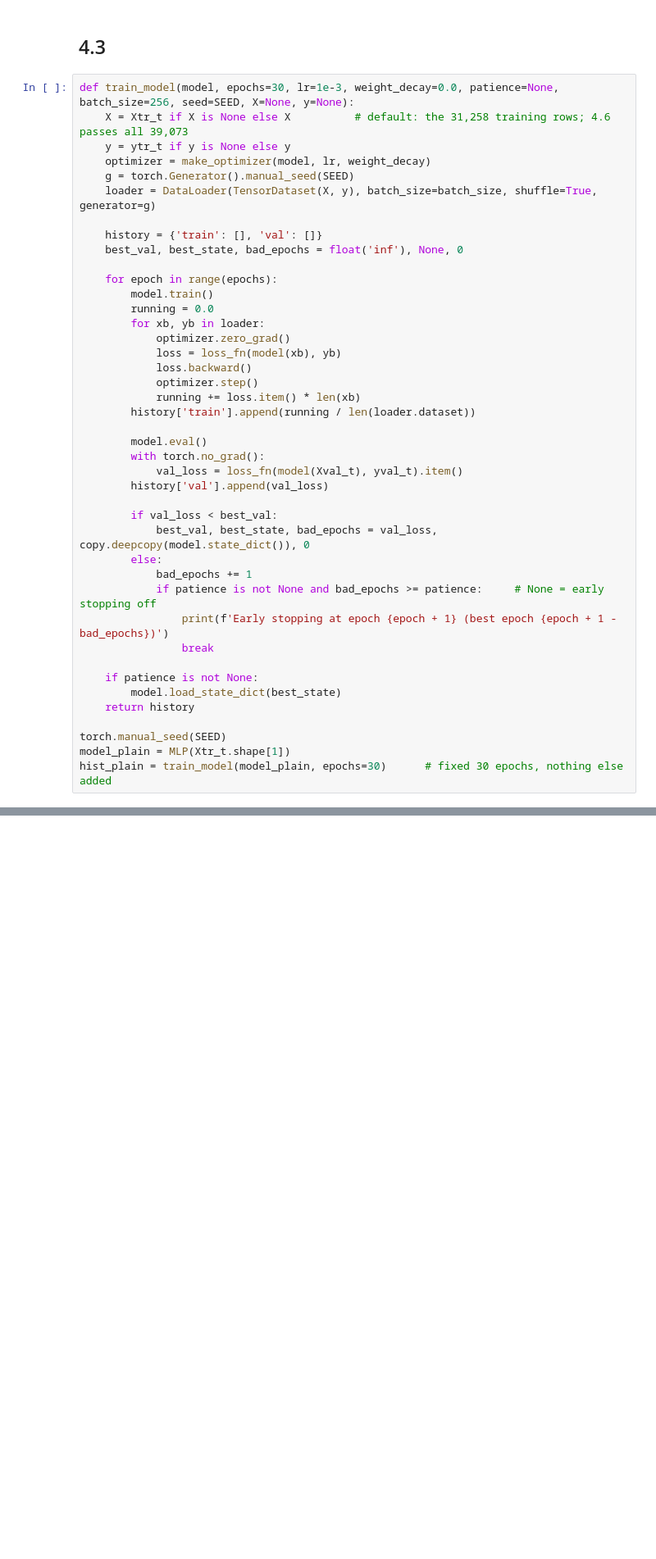
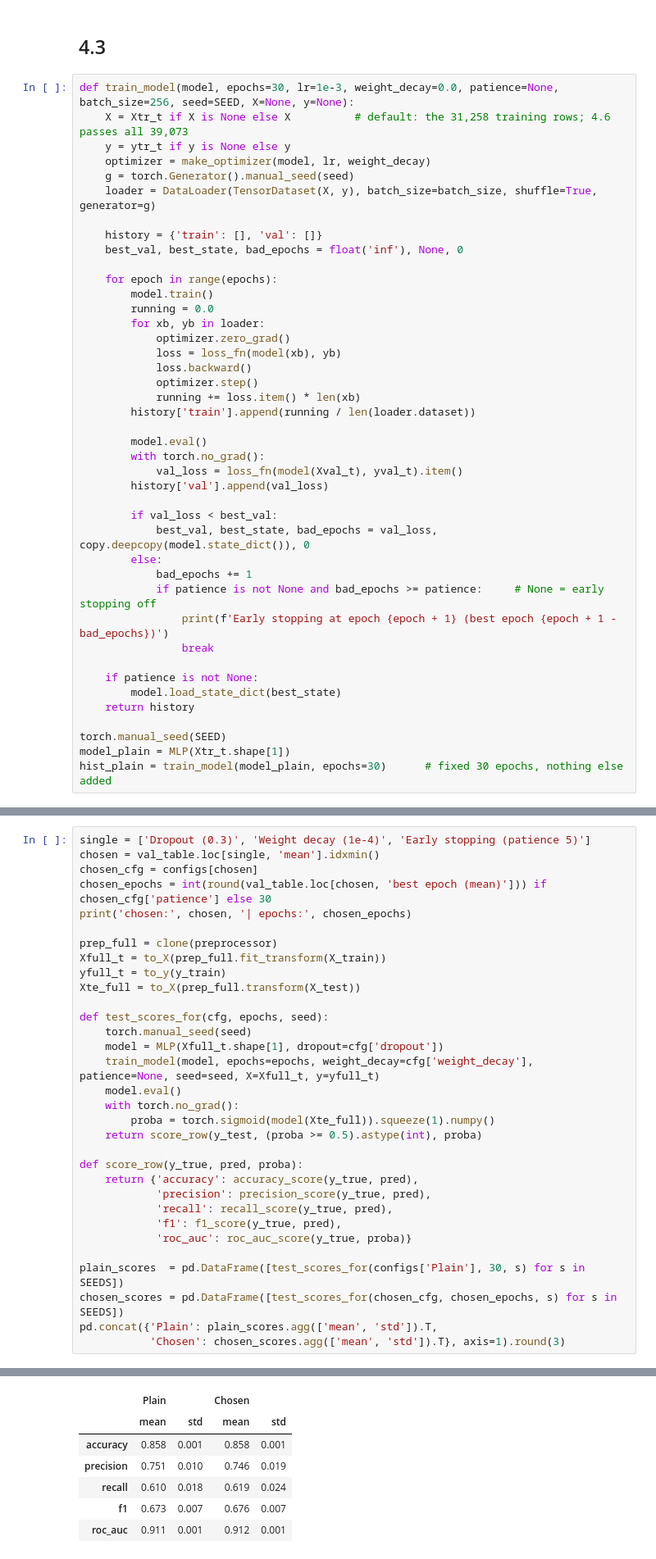
Before and after one commit to dpetrovskaua/ML-census-income, a Jupyter notebook: 02_models.ipynb, the cells around one changed output, grey strips where cells are left out. Shown at 82% size. Drawn from its saved outputs; the diff is of its cells as text; blank space fills up the shorter version.

Commit message:
Run on 5 seeds against noise

```diff
--- a/02_models.ipynb
+++ b/02_models.ipynb
@@ -518,7 +518,7 @@ def train_model(model, epochs=30, lr=1e-3, weight_decay=0.0, patience=None, batc
     X = Xtr_t if X is None else X          # default: the 31,258 training rows; 4.6 passes all 39,073
     y = ytr_t if y is None else y
     optimizer = make_optimizer(model, lr, weight_decay)
-    g = torch.Generator().manual_seed(SEED)
+    g = torch.Generator().manual_seed(seed)
     loader = DataLoader(TensorDataset(X, y), batch_size=batch_size, shuffle=True, generator=g)
 
     history = {'train': [], 'val': []}
@@ -566,0 +614,33 @@ Why these values:
+# %%
+single = ['Dropout (0.3)', 'Weight decay (1e-4)', 'Early stopping (patience 5)']
+chosen = val_table.loc[single, 'mean'].idxmin()
+chosen_cfg = configs[chosen]
+chosen_epochs = int(round(val_table.loc[chosen, 'best epoch (mean)'])) if chosen_cfg['patience'] else 30
+print('chosen:', chosen, '| epochs:', chosen_epochs)
+
+prep_full = clone(preprocessor)
+Xfull_t = to_X(prep_full.fit_transform(X_train))
+yfull_t = to_y(y_train)
+Xte_full = to_X(prep_full.transform(X_test))
+
+def test_scores_for(cfg, epochs, seed):
+    torch.manual_seed(seed)
+    model = MLP(Xfull_t.shape[1], dropout=cfg['dropout'])
+    train_model(model, epochs=epochs, weight_decay=cfg['weight_decay'], patience=None, seed=seed, X=Xfull_t, y=yfull_t)
+    model.eval()
+    with torch.no_grad():
+        proba = torch.sigmoid(model(Xte_full)).squeeze(1).numpy()
+    return score_row(y_test, (proba >= 0.5).astype(int), proba)
+
+def score_row(y_true, pred, proba):
+    return {'accuracy': accuracy_score(y_true, pred),
+            'precision': precision_score(y_true, pred),
+            'recall': recall_score(y_true, pred),
+            'f1': f1_score(y_true, pred),
+            'roc_auc': roc_auc_score(y_true, proba)}
+
+plain_scores  = pd.DataFrame([test_scores_for(configs['Plain'], 30, s) for s in SEEDS])
+chosen_scores = pd.DataFrame([test_scores_for(chosen_cfg, chosen_epochs, s) for s in SEEDS])
+pd.concat({'Plain': plain_scores.agg(['mean', 'std']).T,
+           'Chosen': chosen_scores.agg(['mean', 'std']).T}, axis=1).round(3)
+# %% [output]
@@ -566,0 +648,7 @@ Why these values:
+|  | Plain |  | Chosen |  |
+|  | mean | std | mean | std |
+| accuracy | 0.858 | 0.001 | 0.858 | 0.001 |
+| precision | 0.751 | 0.010 | 0.746 | 0.019 |
+| recall | 0.610 | 0.018 | 0.619 | 0.024 |
+| f1 | 0.673 | 0.007 | 0.676 | 0.007 |
+| roc_auc | 0.911 | 0.001 | 0.912 | 0.001 |
```
Also changed, not shown: parts of 6 cells of this notebook, 1 other file.
